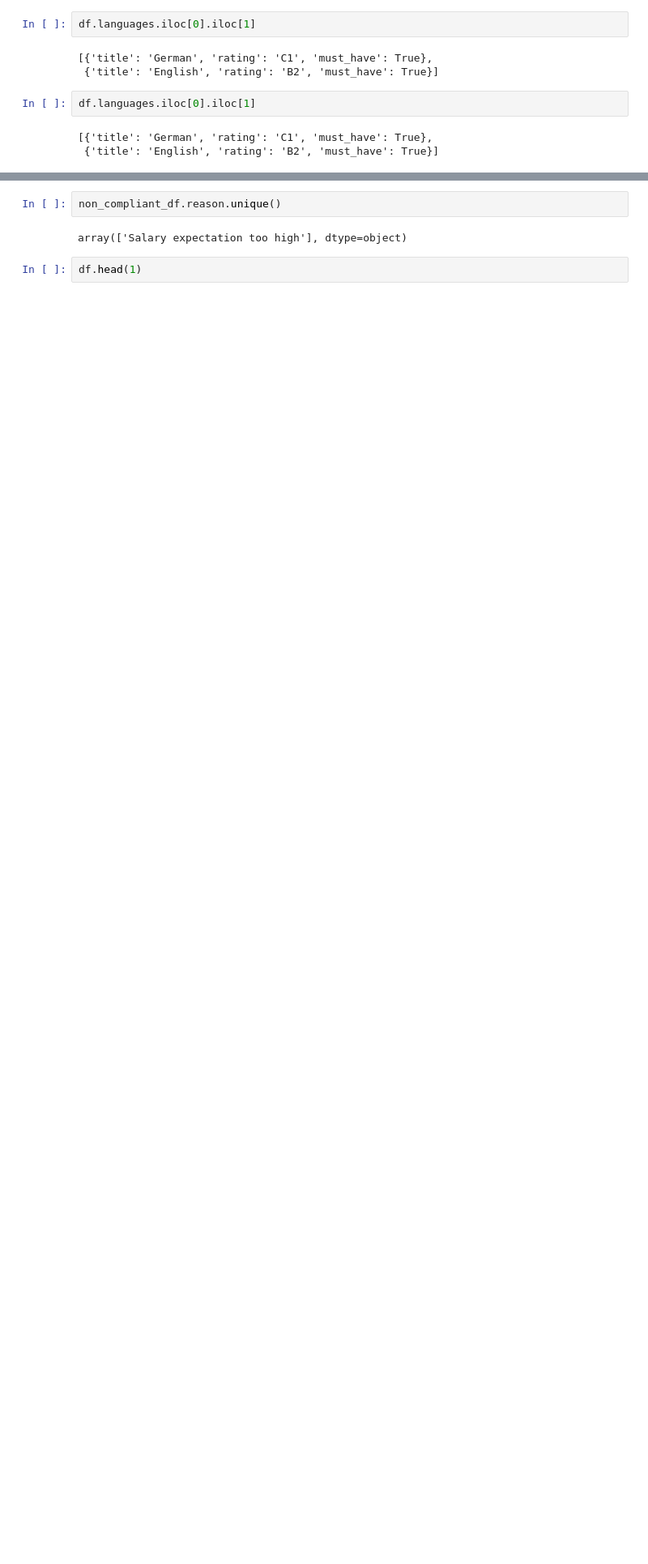
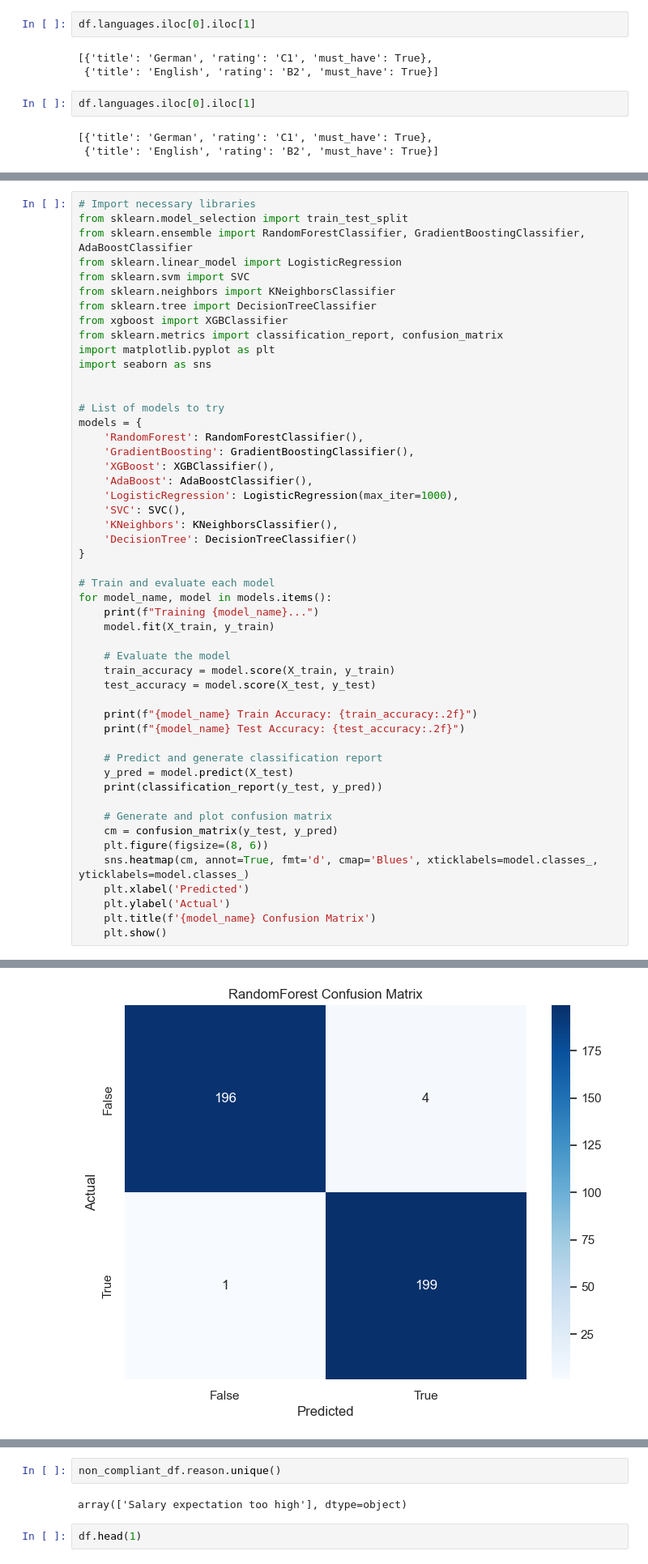
Before and after one commit to aleksabisercic/instaffo_matching, a Jupyter notebook: notebook.ipynb, the cells around one changed output, grey strips where cells are left out. Shown at 81% size. Drawn from its saved outputs; the diff is of its cells as text; blank space fills up the shorter version.

```diff
--- a/notebook.ipynb
+++ b/notebook.ipynb
@@ -379,0 +1096,51 @@ All rows with label=True haintve all must_have criteria fulfilled: True
+# %%
+# Import necessary libraries
+from sklearn.model_selection import train_test_split
+from sklearn.ensemble import RandomForestClassifier, GradientBoostingClassifier, AdaBoostClassifier
+from sklearn.linear_model import LogisticRegression
+from sklearn.svm import SVC
+from sklearn.neighbors import KNeighborsClassifier
+from sklearn.tree import DecisionTreeClassifier
+from xgboost import XGBClassifier
+from sklearn.metrics import classification_report, confusion_matrix
+import matplotlib.pyplot as plt
+import seaborn as sns
+
+
+# List of models to try
+models = {
+    'RandomForest': RandomForestClassifier(),
+    'GradientBoosting': GradientBoostingClassifier(),
+    'XGBoost': XGBClassifier(),
+    'AdaBoost': AdaBoostClassifier(),
+    'LogisticRegression': LogisticRegression(max_iter=1000),
+    'SVC': SVC(),
+    'KNeighbors': KNeighborsClassifier(),
+    'DecisionTree': DecisionTreeClassifier()
+}
+
+# Train and evaluate each model
+for model_name, model in models.items():
+    print(f"Training {model_name}...")
+    model.fit(X_train, y_train)
+
+    # Evaluate the model
+    train_accuracy = model.score(X_train, y_train)
+    test_accuracy = model.score(X_test, y_test)
+
+    print(f"{model_name} Train Accuracy: {train_accuracy:.2f}")
+    print(f"{model_name} Test Accuracy: {test_accuracy:.2f}")
+
+    # Predict and generate classification report
+    y_pred = model.predict(X_test)
+    print(classification_report(y_test, y_pred))
+
+    # Generate and plot confusion matrix
+    cm = confusion_matrix(y_test, y_pred)
+    plt.figure(figsize=(8, 6))
+    sns.heatmap(cm, annot=True, fmt='d', cmap='Blues', xticklabels=model.classes_, yticklabels=model.classes_)
+    plt.xlabel('Predicted')
+    plt.ylabel('Actual')
+    plt.title(f'{model_name} Confusion Matrix')
+    plt.show()
+# %% [output]
@@ -379,0 +1158 @@ All rows with label=True haintve all must_have criteria fulfilled: True
+[figure, added]
```
Also changed, not shown: parts of 28 cells of this notebook, 3 other files.
